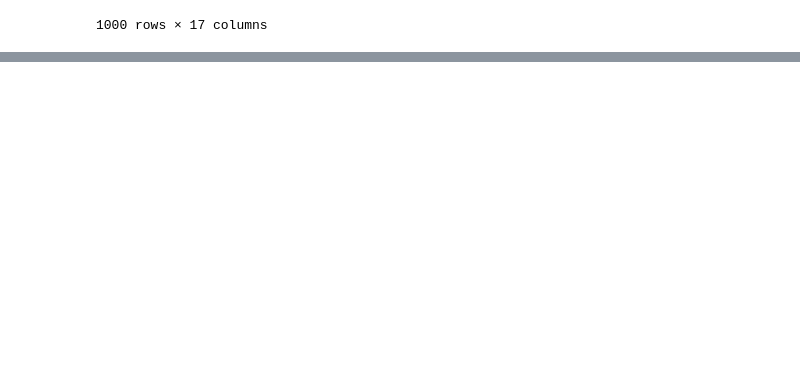
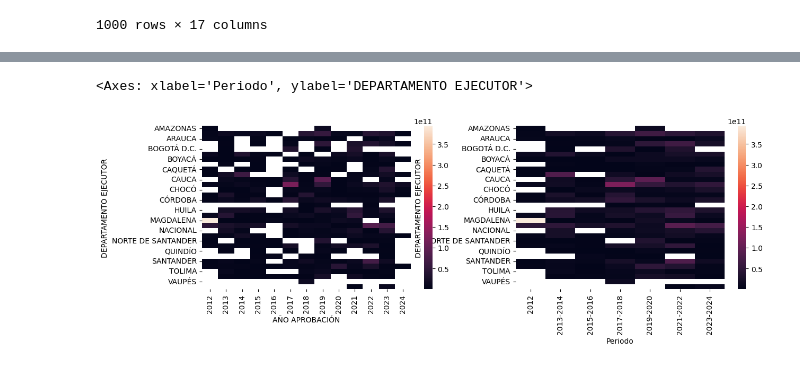
Before and after one commit to cortizbon/sgr_ofiscal, a Jupyter notebook: exper.ipynb, the cells around one changed output, grey strips where cells are left out. Drawn from its saved outputs; the diff is of its cells as text; code cells hidden in the pictures; blank space fills up the shorter version.

```diff
--- a/exper.ipynb
+++ b/exper.ipynb
@@ -148,0 +286,14 @@ samp_conts
+# %%
+fig, ax = plt.subplots(1, 2, figsize=(14, 4))
+
+sns.heatmap(samp.pivot_table(index='DEPARTAMENTO EJECUTOR',
+                 columns='AÑO APROBACIÓN',
+                 values='TOTAL PROYECTO',
+                 aggfunc='sum'), ax=ax[0])
+sns.heatmap(samp.pivot_table(index='DEPARTAMENTO EJECUTOR',
+                 columns='Periodo',
+                 values='TOTAL PROYECTO',
+                 aggfunc='sum'), ax=ax[1])
+# %% [output]
+<Axes: xlabel='Periodo', ylabel='DEPARTAMENTO EJECUTOR'>
+[figure, added]
```
Also changed, not shown: parts of 11 cells of this notebook, 7 other files.
